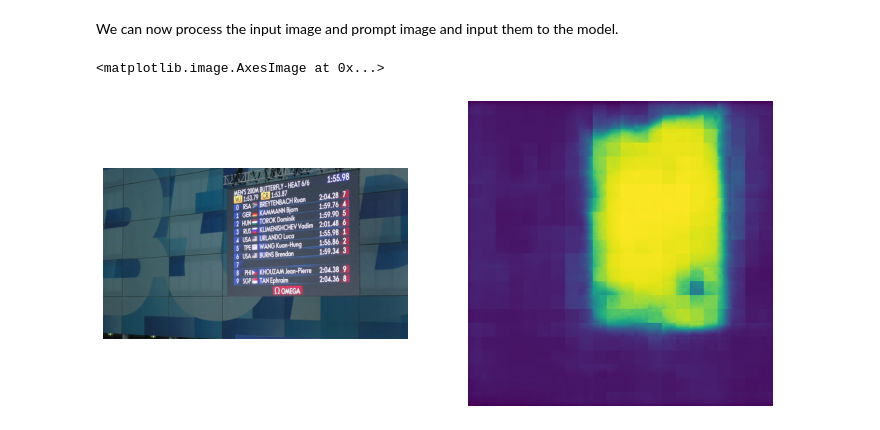
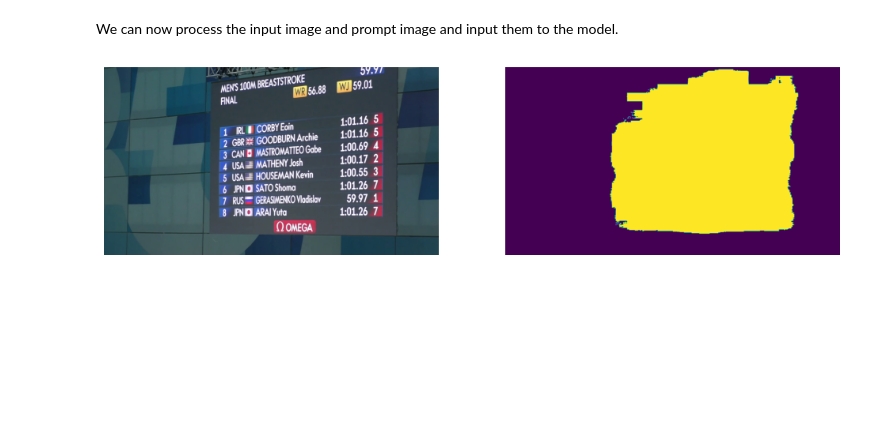
Before and after one commit to Itim-B/sports_scr, a Jupyter notebook: notebooks/tests-clipseg_zero_shot-detection.ipynb, the cells around one changed output. Cells and saved outputs as stored; diff of their text form; code cells hidden in the pictures; blank space fills up the shorter version.

```diff
--- a/notebooks/tests-clipseg_zero_shot-detection.ipynb
+++ b/notebooks/tests-clipseg_zero_shot-detection.ipynb
@@ -116,3 +96,5 @@ prompt
+# %%
+prompt = np.array(prompt)[:,:, 0:3]
 # %% [markdown]
 We can now process the input image and prompt image and input them to the model.
 # %%
@@ -123,33 +105,26 @@ with torch.no_grad():
   outputs = model(**encoded_image, conditional_pixel_values=encoded_prompt.pixel_values)
 preds = outputs.logits.unsqueeze(1)
 preds = torch.transpose(preds, 0, 1)
-# %%
-_, ax = plt.subplots(1, 2, figsize=(12, 8))
-[a.axis('off') for a in ax.flatten()]
-ax[0].imshow(image)
-ax[1].imshow(torch.sigmoid(preds[0]))
-# %% [output]
-<matplotlib.image.AxesImage at 0x...>
-[figure, removed]
 # %%
-from glob import glob
-
-for path in glob("/content/[0-9]*.png"):
+for path in glob("../data/natation/[0-9]*.png"):
   image = Image.open(path)
 
   encoded_image = processor(images=[image], return_tensors="pt")
   encoded_prompt = processor(images=[prompt], return_tensors="pt")
   # predict
   with torch.no_grad():
     outputs = model(**encoded_image, conditional_pixel_values=encoded_prompt.pixel_values)
   preds = outputs.logits.unsqueeze(1)
   preds = torch.transpose(preds, 0, 1)
 
   # Crop image
   cropped_image = crop_save_image(image, preds[0], thresh=0.5)
+  break
 
   # Convert the image to the RGB color space
   cropped_image = cv2.cvtColor(cropped_image, cv2.COLOR_BGR2RGB)
 
   # Save the image to disk
   cv2.imwrite("visual_prompt_" + path.split('/')[-1], cropped_image)
+# %% [output]
+[figure, added]
```
Also changed, not shown: parts of 16 cells of this notebook, 1 other file.
